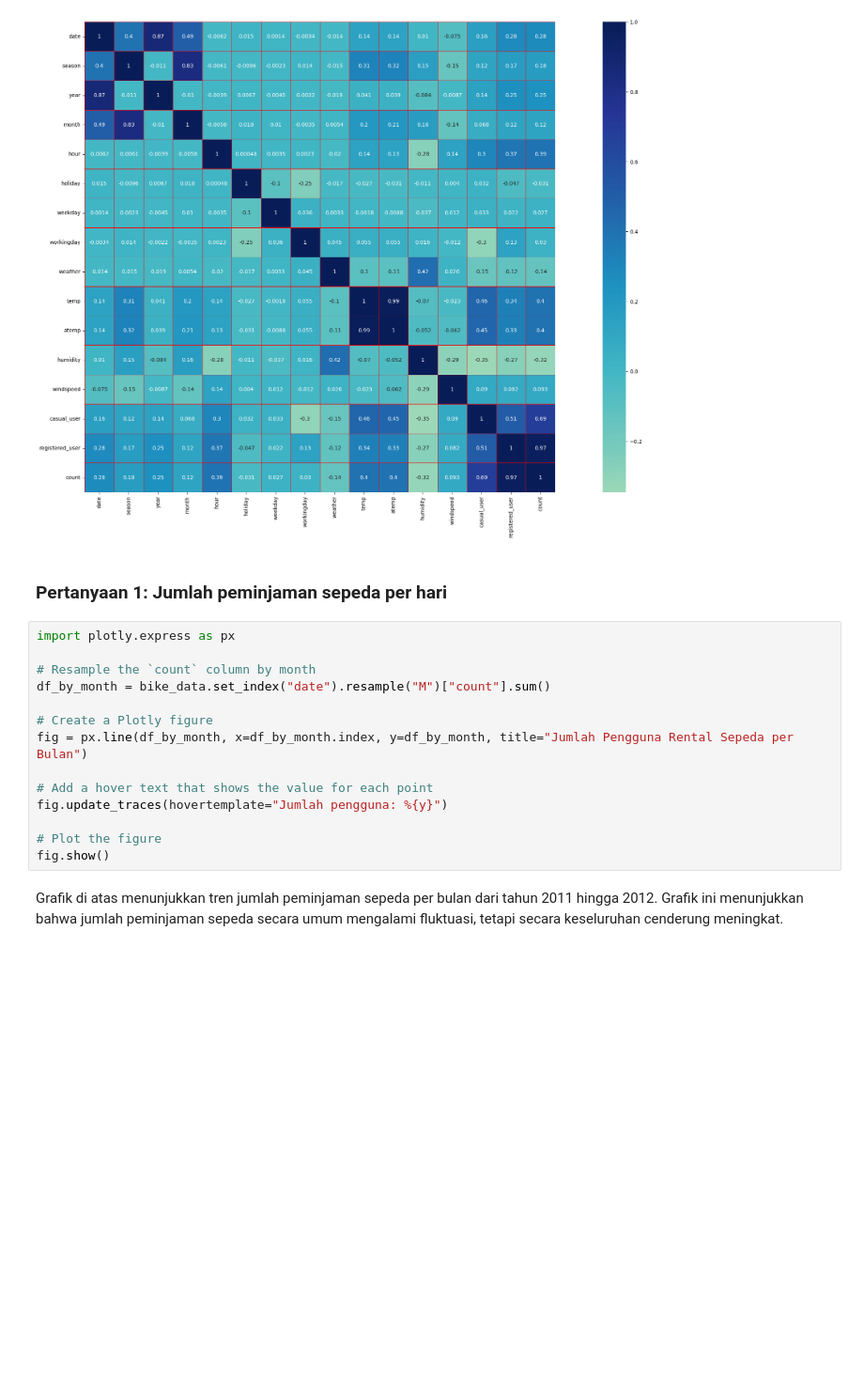
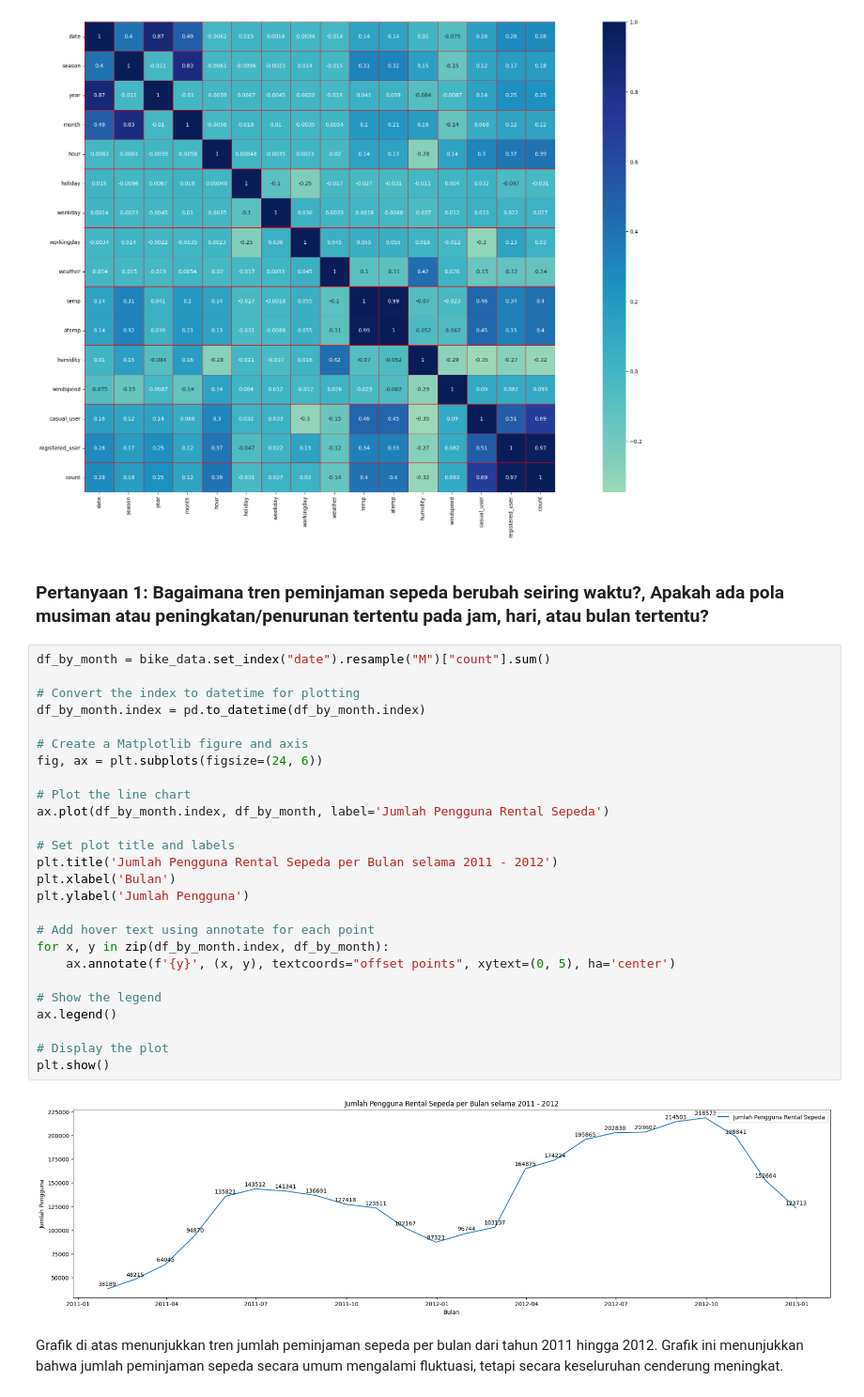
Before and after one commit to indraJuliansyahPutra/Bike-Rental, a Jupyter notebook: notebook.ipynb, the cells around one changed output. Shown: that part at 94% size. Cells and saved outputs as stored; diff of their text form; blank space fills up the shorter version.

```diff
--- a/notebook.ipynb
+++ b/notebook.ipynb
@@ -362,21 +348,35 @@ sns.heatmap(bike_data.corr(),cmap="YlGnBu",square=True,linewidths=.5,center=0,li
 # %% [output]
 <Axes: >
 [figure]
-# %% [markdown]
-### Pertanyaan 1: Jumlah peminjaman sepeda per hari
-# %%
-import plotly.express as px
-
-# Resample the `count` column by month
-df_by_month = bike_data.set_index("date").resample("M")["count"].sum()
-
-# Create a Plotly figure
-fig = px.line(df_by_month, x=df_by_month.index, y=df_by_month, title="Jumlah Pengguna Rental Sepeda per Bulan")
-
-# Add a hover text that shows the value for each point
-fig.update_traces(hovertemplate="Jumlah pengguna: %{y}")
-
-# Plot the figure
-fig.show()
+# %% [markdown]
+### Pertanyaan 1: Bagaimana tren peminjaman sepeda berubah seiring waktu?, Apakah ada pola musiman atau peningkatan/penurunan tertentu pada jam, hari, atau bulan tertentu?
+# %%
+df_by_month = bike_data.set_index("date").resample("M")["count"].sum()
+
+# Convert the index to datetime for plotting
+df_by_month.index = pd.to_datetime(df_by_month.index)
+
+# Create a Matplotlib figure and axis
+fig, ax = plt.subplots(figsize=(24, 6))
+
+# Plot the line chart
+ax.plot(df_by_month.index, df_by_month, label='Jumlah Pengguna Rental Sepeda')
+
+# Set plot title and labels
+plt.title('Jumlah Pengguna Rental Sepeda per Bulan selama 2011 - 2012')
+plt.xlabel('Bulan')
+plt.ylabel('Jumlah Pengguna')
+
+# Add hover text using annotate for each point
+for x, y in zip(df_by_month.index, df_by_month):
+    ax.annotate(f'{y}', (x, y), textcoords="offset points", xytext=(0, 5), ha='center')
+
+# Show the legend
+ax.legend()
+
+# Display the plot
+plt.show()
+# %% [output]
+[figure, added]
 # %% [markdown]
 Grafik di atas menunjukkan tren jumlah peminjaman sepeda per bulan dari tahun 2011 hingga 2012. Grafik ini menunjukkan bahwa jumlah peminjaman sepeda secara umum mengalami fluktuasi, tetapi secara keseluruhan cenderung meningkat.
```
Also changed, not shown: parts of 19 cells of this notebook, 4 other files.
